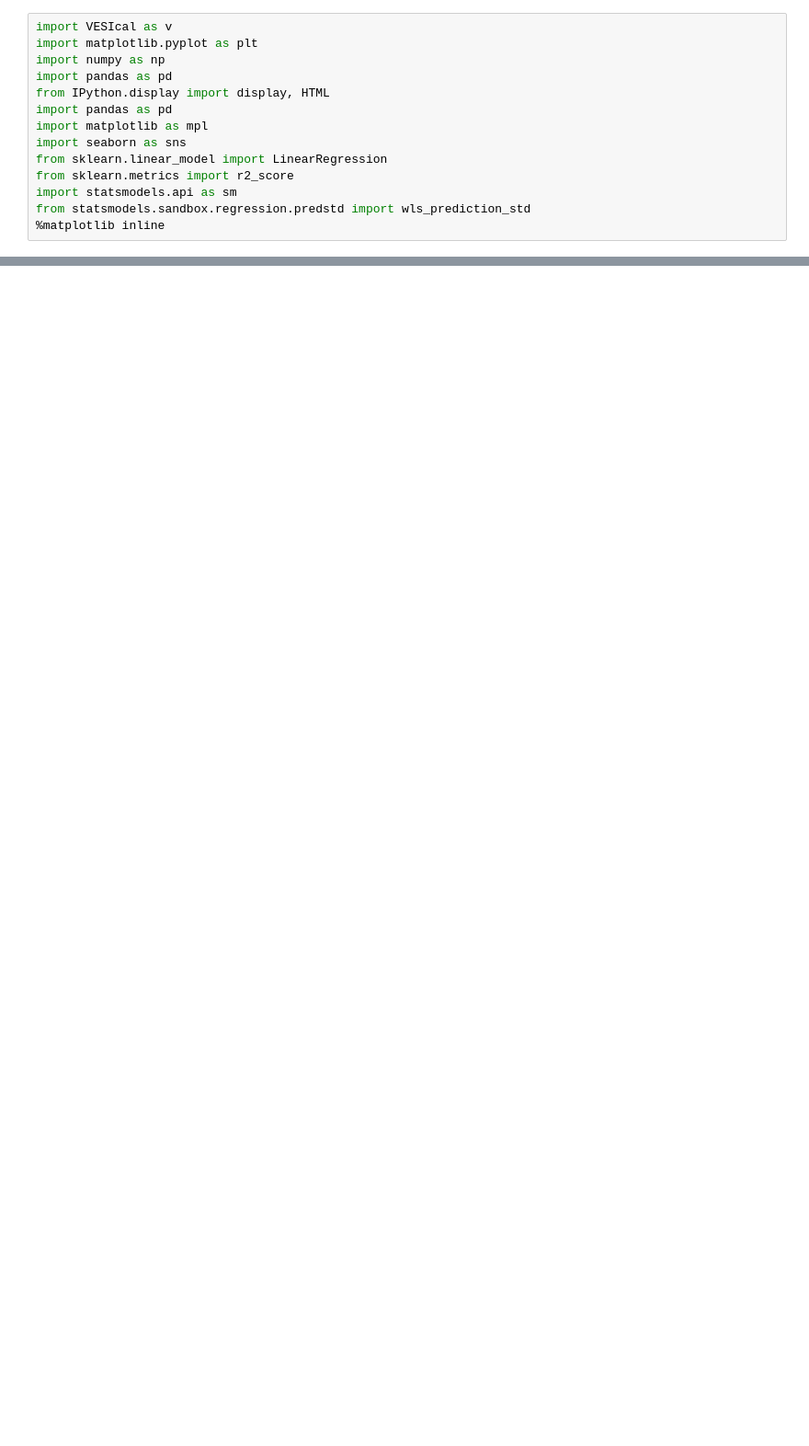
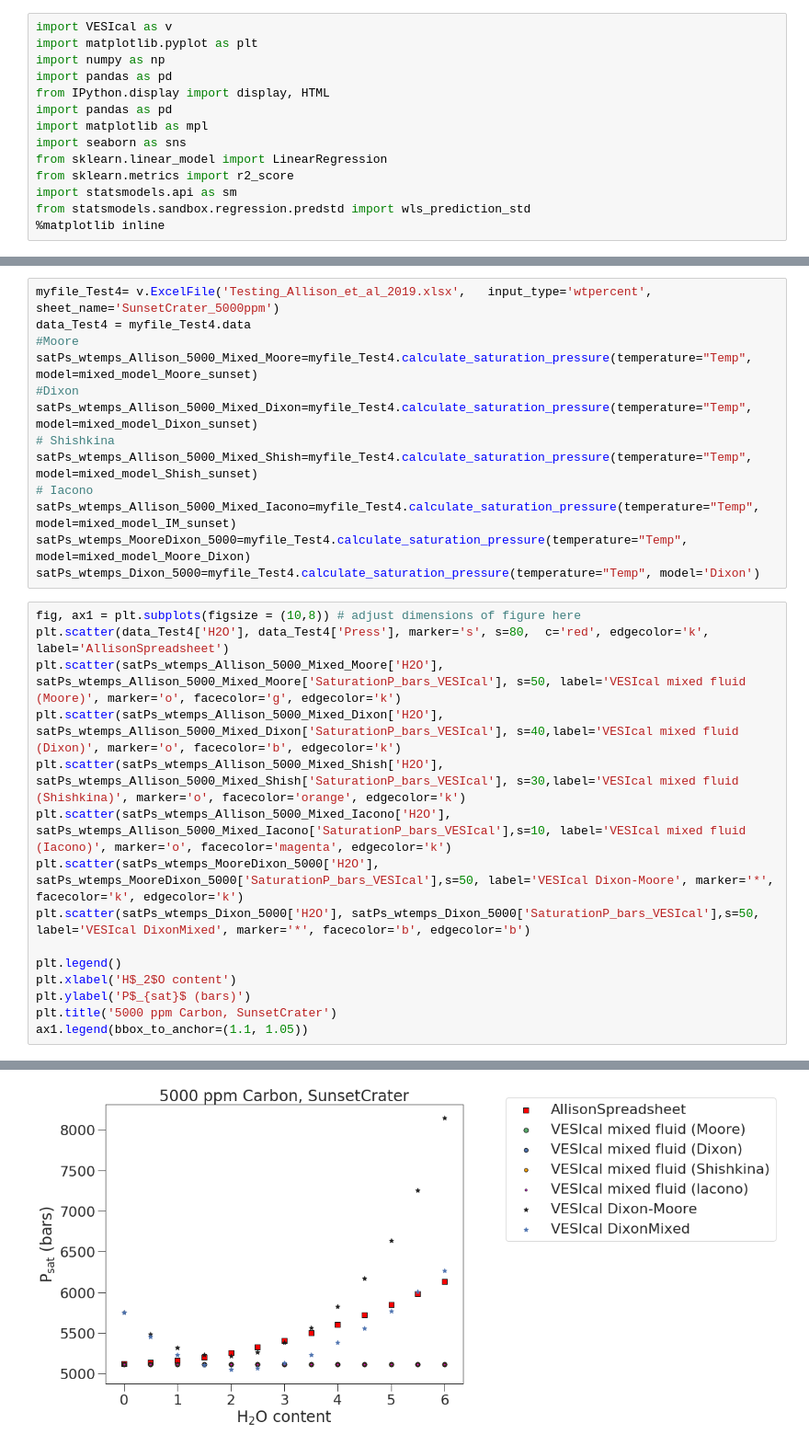
Before and after one commit to kaylai/VESIcal, a Jupyter notebook: Calibration/Testing/Testing_Allison_et_al_2019.ipynb, the cells around one changed output, grey strips where cells are left out. Shown at 92% size. Cells and saved outputs as stored; diff of their text form; blank space fills up the shorter version.

```diff
--- a/Calibration/Testing/Testing_Allison_et_al_2019.ipynb
+++ b/Calibration/Testing/Testing_Allison_et_al_2019.ipynb
@@ -343,0 +174,29 @@ satPs_wtemps_Allison_Carbon_500
+# %%
+myfile_Test4= v.ExcelFile('Testing_Allison_et_al_2019.xlsx',   input_type='wtpercent', sheet_name='SunsetCrater_5000ppm')
+data_Test4 = myfile_Test4.data
+#Moore
+satPs_wtemps_Allison_5000_Mixed_Moore=myfile_Test4.calculate_saturation_pressure(temperature="Temp", model=mixed_model_Moore_sunset)
+#Dixon
+satPs_wtemps_Allison_5000_Mixed_Dixon=myfile_Test4.calculate_saturation_pressure(temperature="Temp", model=mixed_model_Dixon_sunset)
+# Shishkina
+satPs_wtemps_Allison_5000_Mixed_Shish=myfile_Test4.calculate_saturation_pressure(temperature="Temp", model=mixed_model_Shish_sunset)
+# Iacono
+satPs_wtemps_Allison_5000_Mixed_Iacono=myfile_Test4.calculate_saturation_pressure(temperature="Temp", model=mixed_model_IM_sunset)
+satPs_wtemps_MooreDixon_5000=myfile_Test4.calculate_saturation_pressure(temperature="Temp", model=mixed_model_Moore_Dixon)
+satPs_wtemps_Dixon_5000=myfile_Test4.calculate_saturation_pressure(temperature="Temp", model='Dixon')
+# %%
+fig, ax1 = plt.subplots(figsize = (10,8)) # adjust dimensions of figure here
+plt.scatter(data_Test4['H2O'], data_Test4['Press'], marker='s', s=80,  c='red', edgecolor='k', label='AllisonSpreadsheet')
+plt.scatter(satPs_wtemps_Allison_5000_Mixed_Moore['H2O'], satPs_wtemps_Allison_5000_Mixed_Moore['SaturationP_bars_VESIcal'], s=50, label='VESIcal mixed fluid (Moore)', marker='o', facecolor='g', edgecolor='k')
+plt.scatter(satPs_wtemps_Allison_5000_Mixed_Dixon['H2O'], satPs_wtemps_Allison_5000_Mixed_Dixon['SaturationP_bars_VESIcal'], s=40,label='VESIcal mixed fluid (Dixon)', marker='o', facecolor='b', edgecolor='k')
+plt.scatter(satPs_wtemps_Allison_5000_Mixed_Shish['H2O'], satPs_wtemps_Allison_5000_Mixed_Shish['SaturationP_bars_VESIcal'], s=30,label='VESIcal mixed fluid (Shishkina)', marker='o', facecolor='orange', edgecolor='k')
+plt.scatter(satPs_wtemps_Allison_5000_Mixed_Iacono['H2O'], satPs_wtemps_Allison_5000_Mixed_Iacono['SaturationP_bars_VESIcal'],s=10, label='VESIcal mixed fluid (Iacono)', marker='o', facecolor='magenta', edgecolor='k')
+plt.scatter(satPs_wtemps_MooreDixon_5000['H2O'], satPs_wtemps_MooreDixon_5000['SaturationP_bars_VESIcal'],s=50, label='VESIcal Dixon-Moore', marker='*', facecolor='k', edgecolor='k')
+plt.scatter(satPs_wtemps_Dixon_5000['H2O'], satPs_wtemps_Dixon_5000['SaturationP_bars_VESIcal'],s=50, label='VESIcal DixonMixed', marker='*', facecolor='b', edgecolor='b')
+
+plt.legend()
+plt.xlabel('H$_2$O content')
+plt.ylabel('P$_{sat}$ (bars)')
+plt.title('5000 ppm Carbon, SunsetCrater')
+ax1.legend(bbox_to_anchor=(1.1, 1.05))
+# %% [output]
@@ -343,0 +204 @@ satPs_wtemps_Allison_Carbon_500
+[figure, added]
```
Also changed, not shown: parts of 42 cells of this notebook, 1 other file.
